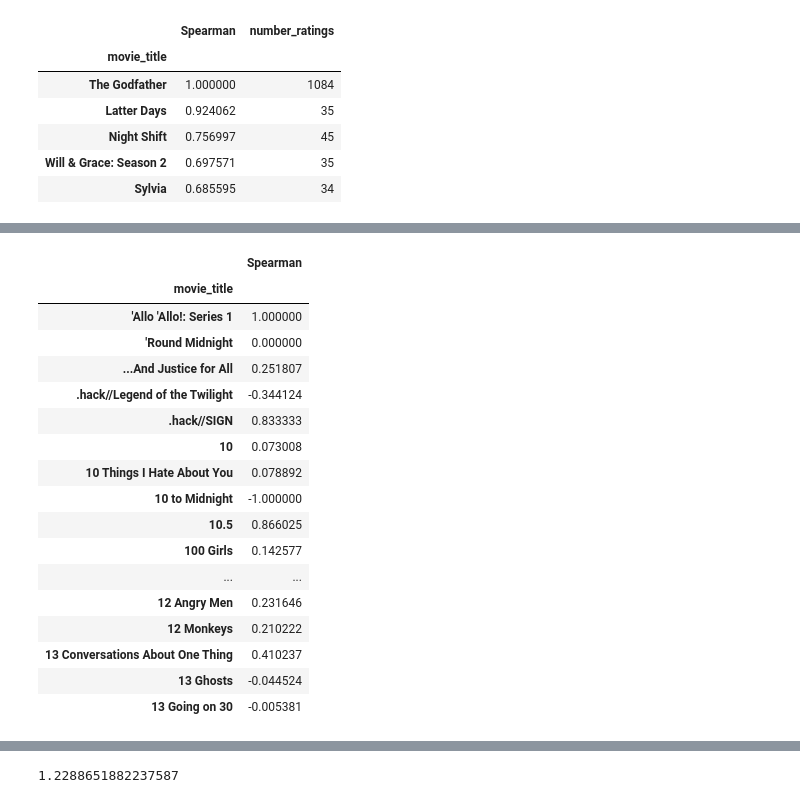
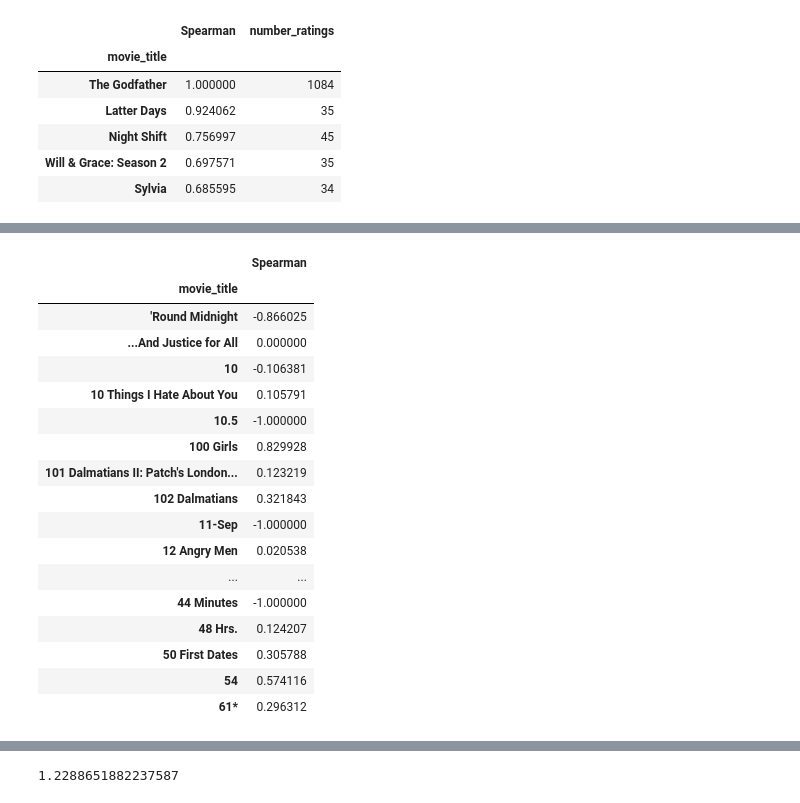
Before and after one commit to gwu-data-mining-finalproject/Final-Project-GroupX, a Jupyter notebook: aaron-gauthier-individual-project/Code/Recommender Engine - Data Mining Project - Reboot - Final- 21 April 2019.ipynb, the cells around one changed output, grey strips where cells are left out. Cells and saved outputs as stored; diff of their text form; code cells hidden in the pictures.

```diff
--- a/aaron-gauthier-individual-project/Code/Recommender Engine - Data Mining Project - Reboot - Final- 21 April 2019.ipynb
+++ b/aaron-gauthier-individual-project/Code/Recommender Engine - Data Mining Project - Reboot - Final- 21 April 2019.ipynb
@@ -635,8 +634,10 @@ corr_thegodfather_s[corr_thegodfather_s['number_ratings']>30].sort_values('Spear
 | Sylvia | 0.685595 | 34 |
 # %%
 # Analysing correlation with similar movies
-killbillvol2_user_ratings = movie_piv['Kill Bill: Vol. 2']
+flubber_user_ratings = movie_piv['Flubber']
+iceage_user_ratings = movie_piv['Ice Age']
 
-killbillvol2_user_ratings.head()
+print(flubber_user_ratings.head())
+print(iceage_user_ratings.head())
 # %% [output]
 user_id
@@ -689,26 +697,26 @@ corr_killbillvol2[corr_killbillvol2['number_ratings']>30].sort_values('PearsonR
 # %%
 # Analyzing the correlation with similar movies
-similar_to_killbillvol2_s = movie_piv.corrwith(killbillvol2_user_ratings, method = 'spearman')
+similar_to_flubber_s = movie_piv.corrwith(flubber_user_ratings, method = 'spearman')
 
-corr_killbillvol2_s = pd.DataFrame(similar_to_killbillvol2_s, columns = ['Spearman'])
-corr_killbillvol2_s.dropna(inplace = True)
-corr_killbillvol2_s.head(20)
+corr_flubber_s = pd.DataFrame(similar_to_flubber_s, columns = ['Spearman'])
+corr_flubber_s.dropna(inplace = True)
+corr_flubber_s.head(50)
 # %% [output]
 |  | Spearman |
 | movie_title |  |
-| 'Allo 'Allo!: Series 1 | 1.000000 |
-| 'Round Midnight | 0.000000 |
-| ...And Justice for All | 0.251807 |
-| .hack//Legend of the Twilight | -0.344124 |
-| .hack//SIGN | 0.833333 |
-| 10 | 0.073008 |
-| 10 Things I Hate About You | 0.078892 |
-| 10 to Midnight | -1.000000 |
-| 10.5 | 0.866025 |
-| 100 Girls | 0.142577 |
+| 'Round Midnight | -0.866025 |
+| ...And Justice for All | 0.000000 |
+| 10 | -0.106381 |
+| 10 Things I Hate About You | 0.105791 |
+| 10.5 | -1.000000 |
+| 100 Girls | 0.829928 |
+| 101 Dalmatians II: Patch's London... | 0.123219 |
+| 102 Dalmatians | 0.321843 |
+| 11-Sep | -1.000000 |
+| 12 Angry Men | 0.020538 |
 | ... | ... |
-| 12 Angry Men | 0.231646 |
-| 12 Monkeys | 0.210222 |
-| 13 Conversations About One Thing | 0.410237 |
-| 13 Ghosts | -0.044524 |
-| 13 Going on 30 | -0.005381 |
+| 44 Minutes | -1.000000 |
+| 48 Hrs. | 0.124207 |
+| 50 First Dates | 0.305788 |
+| 54 | 0.574116 |
+| 61* | 0.296312 |
```
Also changed, not shown: parts of 9 cells of this notebook.
